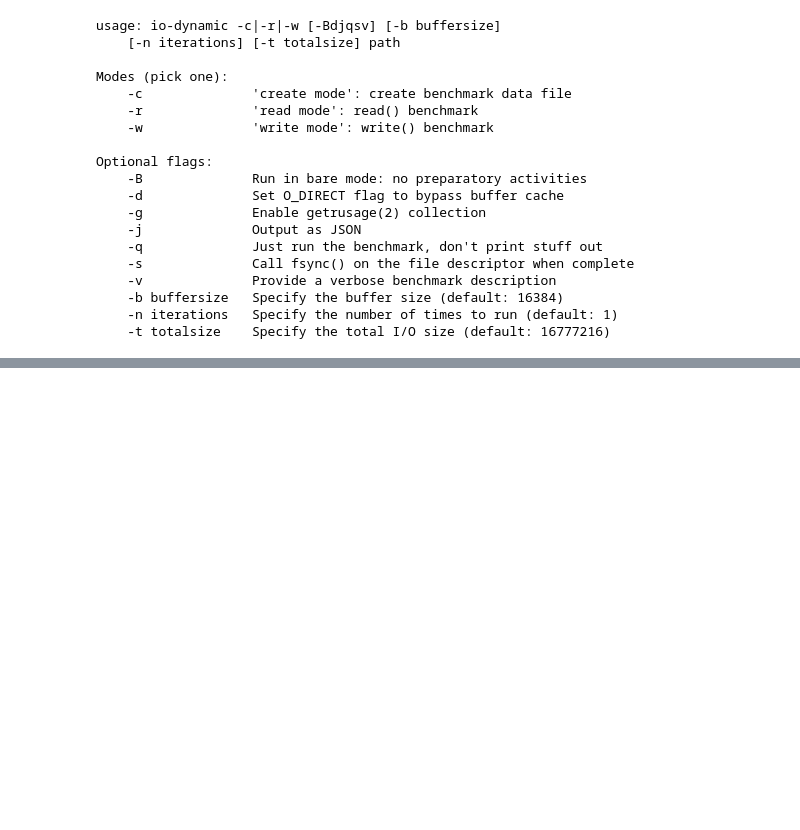
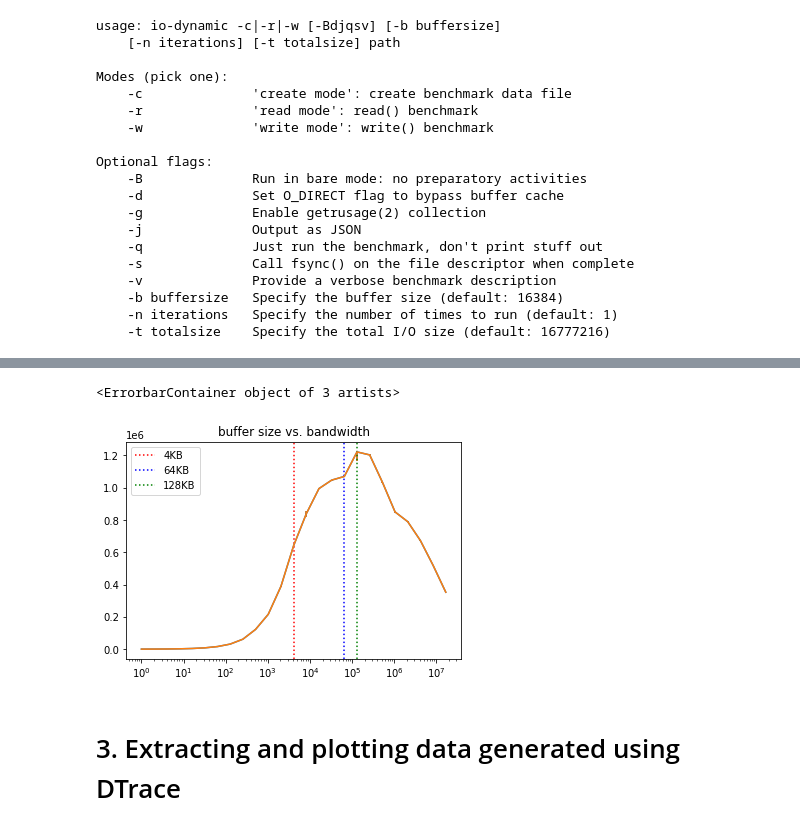
Before and after one commit to teachbsd/cambridge-l41-aos-labs, a Jupyter notebook: 2020-2021/Laboratories/2020-2021-l41-lab1.ipynb, the cells around one changed output, grey strips where cells are left out. Cells and saved outputs as stored; diff of their text form; code cells hidden in the pictures; blank space fills up the shorter version.

```diff
--- a/2020-2021/Laboratories/2020-2021-l41-lab1.ipynb
+++ b/2020-2021/Laboratories/2020-2021-l41-lab1.ipynb
@@ -89,0 +134,30 @@ ax1.errorbar(x_coords, y_coords, errs)
+# %%
+### This content the same as the above cell
+fig1, ax = plt.subplots()
+ax.set_title("buffer size vs. bandwidth")
+
+x_coords = []
+y_coords = []
+low_errs = []
+high_errs = []
+
+for x in [2**v for v in range(25)]:
+    x_coords.append(x)
+    y_coords.append(medians[x])
+    low_errs.append(q1s[x])
+    high_errs.append(q3s[x])
+
+ax.set_xscale("log")
+ax.errorbar(x_coords, y_coords, [low_errs, high_errs])
+
+### This is new content relative to the prior cell
+ax.axvline(x=4*1024, color="red", label="4KB", linestyle=":")
+ax.axvline(x=64*1024, color="blue", label="64KB", linestyle=":")
+ax.axvline(x=128*1024, color="green", label="128KB", linestyle=":")
+ax.legend()
+ax.errorbar(x_coords, y_coords, [low_errs, high_errs])
+# %% [output]
+<ErrorbarContainer object of 3 artists>
+[figure, added]
+# %% [markdown]
+# 3. Extracting and plotting data generated using DTrace
```
Also changed, not shown: parts of 25 cells of this notebook, 2 other files.
